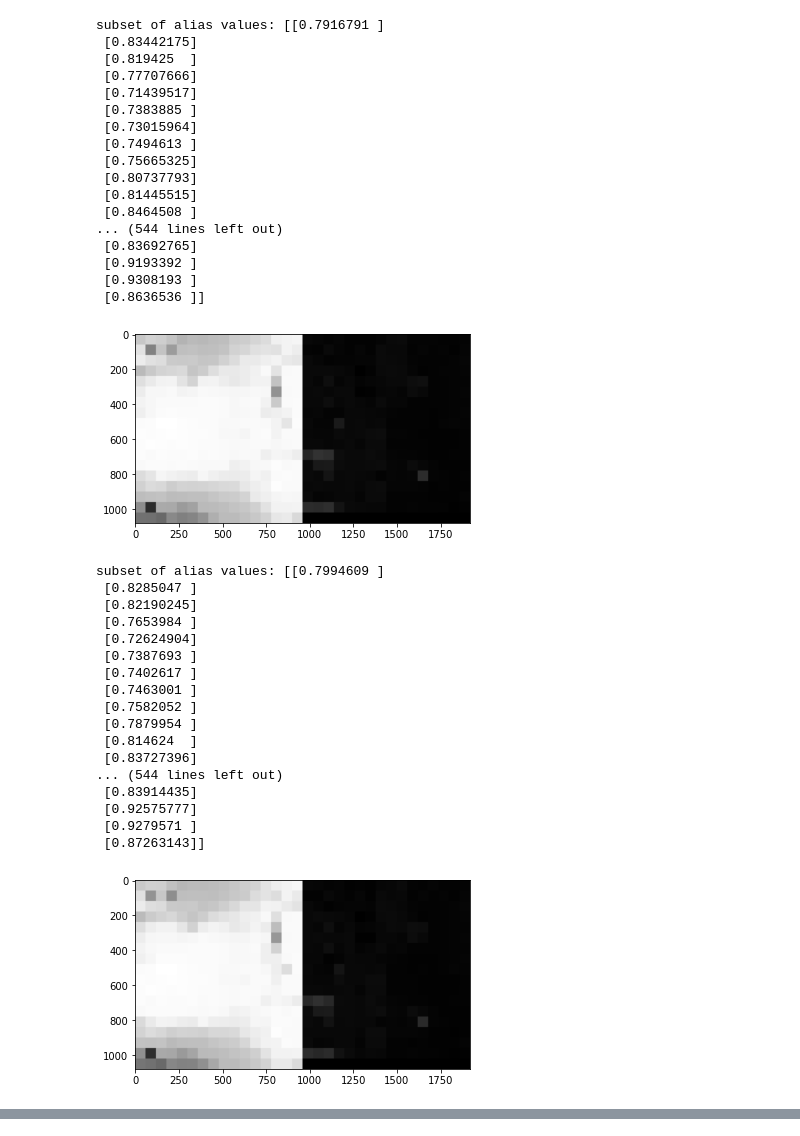
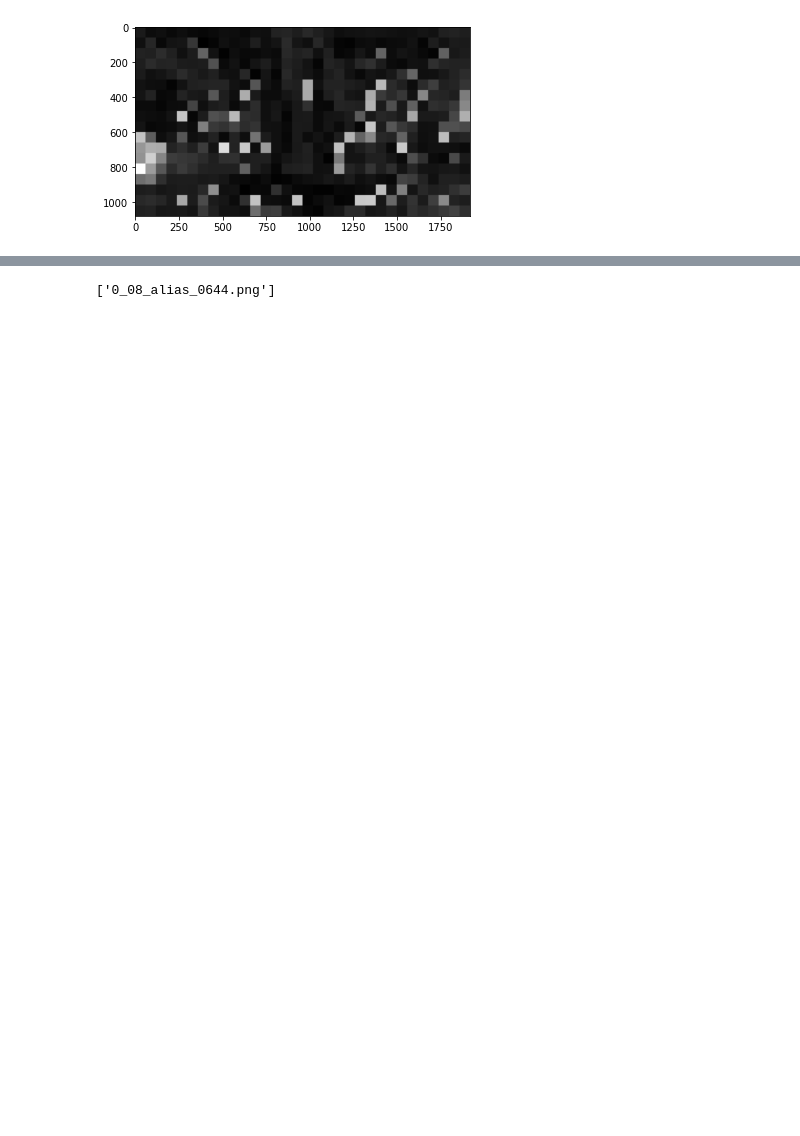
Before and after one commit to sk267/CNNsingleRGBRegression, a Jupyter notebook: Detection_multiple_tiles.ipynb, the cells around one changed output, grey strips where cells are left out. Drawn from its saved outputs; the diff is of its cells as text; code cells hidden in the pictures; blank space fills up the shorter version.

```diff
--- a/Detection_multiple_tiles.ipynb
+++ b/Detection_multiple_tiles.ipynb
@@ -6,15 +6,20 @@ import cv2
 import os
 import matplotlib.pyplot as plt
 # %%
+model_name = "single_rgb_image_regression_V02_epochs_100_1653595623"
+
 model = tf.keras.models.load_model(
-    "./models/single_rgb_image_regression_V02_epochs_100_1653595623")
+    f"./models/{model_name}")
 # %%
-FILE_PATH = "D:\\Main\\MA_PROGR\\Data\\Test\\4_Varianten\\women_half_alias"
+READ_PATH = "D:\\Main\\MA_PROGR\\Data\\Test\\HDR_VDP_CNN_Regr_Session\\waterfall\\in"
+WRITE_PATH = f"D:\\Main\\MA_PROGR\\Data\\CNN_Output\\{model_name}"
 BUCKET_SIZE = 60
 # %%
 images = []
-for file in os.listdir(FILE_PATH):
-    images.append( cv2.imread("{}/{}".format(FILE_PATH, file)))
+file_names = []
+for file in os.listdir(READ_PATH):
+    file_names.append(file)
+    images.append( cv2.imread("{}/{}".format(READ_PATH, file)))
 # %%
 # image = cv2.imread("D:\\Main\\MA_PROGR\\Data\\number_grid.jpg")
 # %%
@@ -57,7 +62,7 @@ steps_vertikal = int(size_y/BUCKET_SIZE)
 
 img_puzz = np.full((steps_vertikal, steps_horizontal, BUCKET_SIZE, BUCKET_SIZE, 3), 0).tolist()
 
-MAX_NUMBER_OF_BUCKETS_IN_BATCH = 20
+MAX_NUMBER_OF_BUCKETS_IN_BATCH = 32
 
 start_idx = 0
 
@@ -113,7 +118,7 @@ def loop_through_image(img, alias_values):
                 bucket_batch = np.array(bucket_batch)
                 bucket_batch = bucket_batch.reshape(bucket_counter, 60, 60, 3)
                 subset_of_alias_values = model.predict(bucket_batch)
-                print(f"subset of alias values: {subset_of_alias_values}")
+                # print(f"subset of alias values: {subset_of_alias_values}")
                 # subset_of_alias_values = bucket_batch
                 sort_into_alias_values(subset_of_alias_values, alias_values)
                 sort_into_alias_values_was_called = True
@@ -183,48 +188,13 @@ def create_grayscale_img(img):
 # %%
 
 
-
+del grayscale_images[:]
 grayscale_images = []
 
 for img in images:
     grayscale_image = create_grayscale_img(img)
     plt.imshow(grayscale_image, cmap="gray")
     plt.show()
     grayscale_images.append(grayscale_image)
 # %% [output]
-subset of alias values: [[0.7916791 ]
- [0.83442175]
- [0.819425  ]
- [0.77707666]
- [0.71439517]
- [0.7383885 ]
- [0.73015964]
- [0.7494613 ]
- [0.75665325]
- [0.80737793]
- [0.81445515]
- [0.8464508 ]
-... (544 lines left out)
- [0.83692765]
- [0.9193392 ]
- [0.9308193 ]
- [0.8636536 ]]
-[figure, old version]
+[figure, new version]
-subset of alias values: [[0.7994609 ]
- [0.8285047 ]
- [0.82190245]
- [0.7653984 ]
- [0.72624904]
- [0.7387693 ]
- [0.7402617 ]
- [0.7463001 ]
- [0.7582052 ]
- [0.7879954 ]
- [0.814624  ]
- [0.83727396]
-... (544 lines left out)
- [0.83914435]
- [0.92575777]
- [0.9279571 ]
- [0.87263143]]
-[figure, removed]
@@ -266,0 +201,4 @@ subset of alias values: [[0.8110851 ]
+# %%
+print(file_names)
+# %% [output]
+['0_08_alias_0644.png']
```
Also changed, not shown: parts of 3 cells of this notebook.
